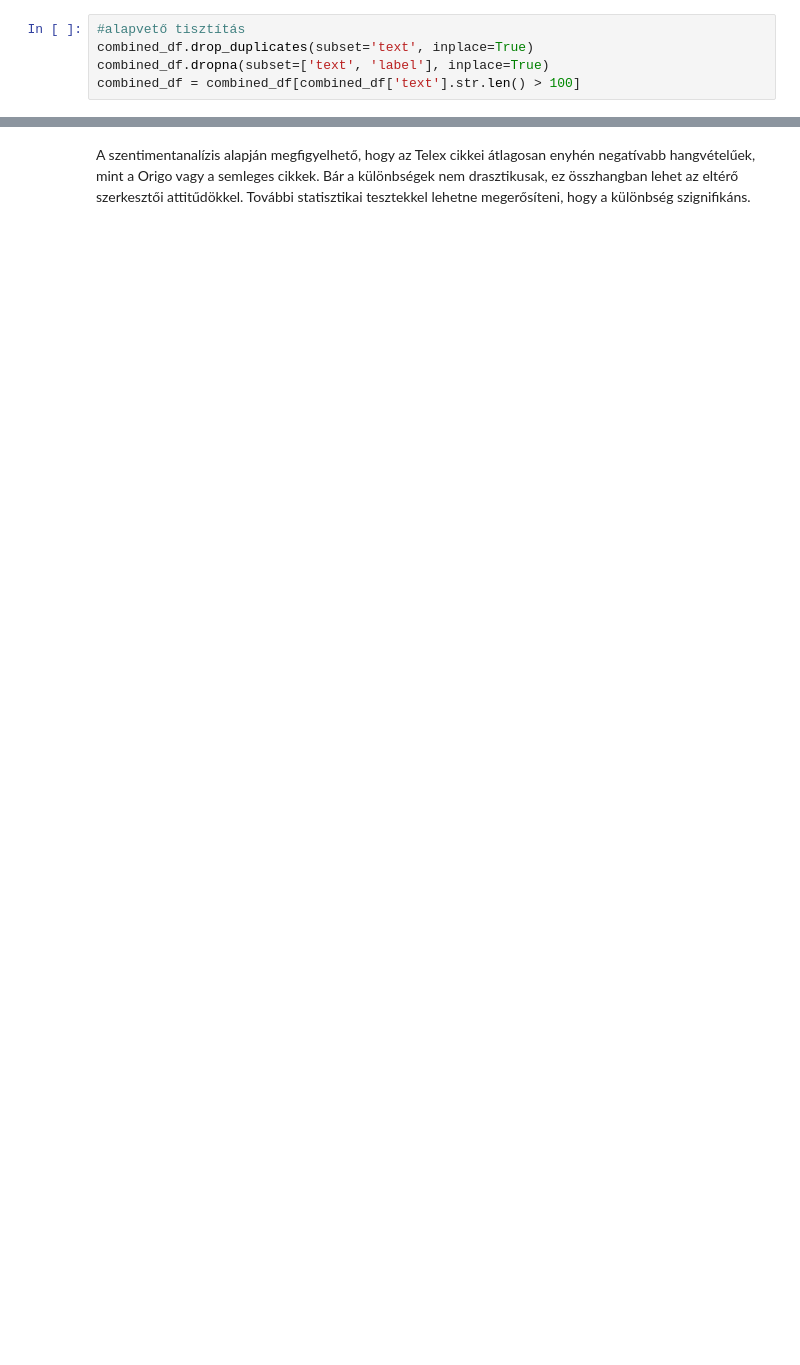
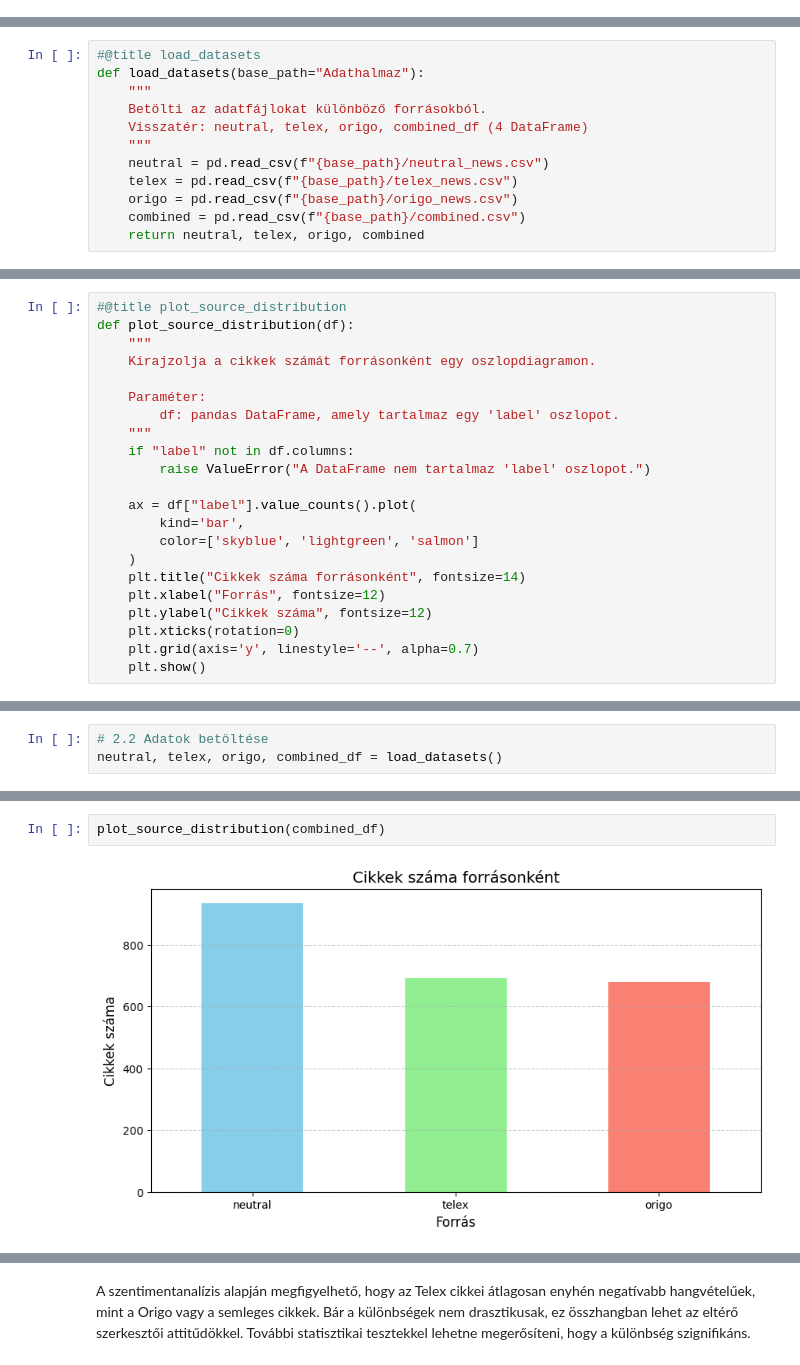
Before and after one commit to dannner66/data_science_NLP_beadando, a Jupyter notebook: NLPprojektreDS.ipynb, the cells around one changed output, grey strips where cells are left out. Saved outputs shown, nothing was run; the diff lists cells and outputs as text; blank space fills up the shorter version.

```diff
--- a/NLPprojektreDS.ipynb
+++ b/NLPprojektreDS.ipynb
@@ -200,5 +2,0 @@ Ebben a szekcióban:
-# %%
-#alapvető tisztítás
-combined_df.drop_duplicates(subset='text', inplace=True)
-combined_df.dropna(subset=['text', 'label'], inplace=True)
-combined_df = combined_df[combined_df['text'].str.len() > 100]
@@ -807,0 +373,12 @@ plt.tight_layout();
+# %%
+#@title load_datasets
+def load_datasets(base_path="Adathalmaz"):
+    """
+    Betölti az adatfájlokat különböző forrásokból.
+    Visszatér: neutral, telex, origo, combined_df (4 DataFrame)
+    """
+    neutral = pd.read_csv(f"{base_path}/neutral_news.csv")
+    telex = pd.read_csv(f"{base_path}/telex_news.csv")
+    origo = pd.read_csv(f"{base_path}/origo_news.csv")
+    combined = pd.read_csv(f"{base_path}/combined.csv")
+    return neutral, telex, origo, combined
@@ -807,0 +512,22 @@ plt.tight_layout();
+# %%
+#@title plot_source_distribution
+def plot_source_distribution(df):
+    """
+    Kirajzolja a cikkek számát forrásonként egy oszlopdiagramon.
+
+    Paraméter:
+        df: pandas DataFrame, amely tartalmaz egy 'label' oszlopot.
+    """
+    if "label" not in df.columns:
+        raise ValueError("A DataFrame nem tartalmaz 'label' oszlopot.")
+
+    ax = df["label"].value_counts().plot(
+        kind='bar',
+        color=['skyblue', 'lightgreen', 'salmon']
+    )
+    plt.title("Cikkek száma forrásonként", fontsize=14)
+    plt.xlabel("Forrás", fontsize=12)
+    plt.ylabel("Cikkek száma", fontsize=12)
+    plt.xticks(rotation=0)
+    plt.grid(axis='y', linestyle='--', alpha=0.7)
+    plt.show()
@@ -807,0 +1033,3 @@ plt.tight_layout();
+# %%
+# 2.2 Adatok betöltése
+neutral, telex, origo, combined_df = load_datasets()
@@ -807,0 +1076,4 @@ plt.tight_layout();
+# %%
+plot_source_distribution(combined_df)
+# %% [output]
+[figure, added]
```
Also changed, not shown: parts of 210 cells of this notebook.
